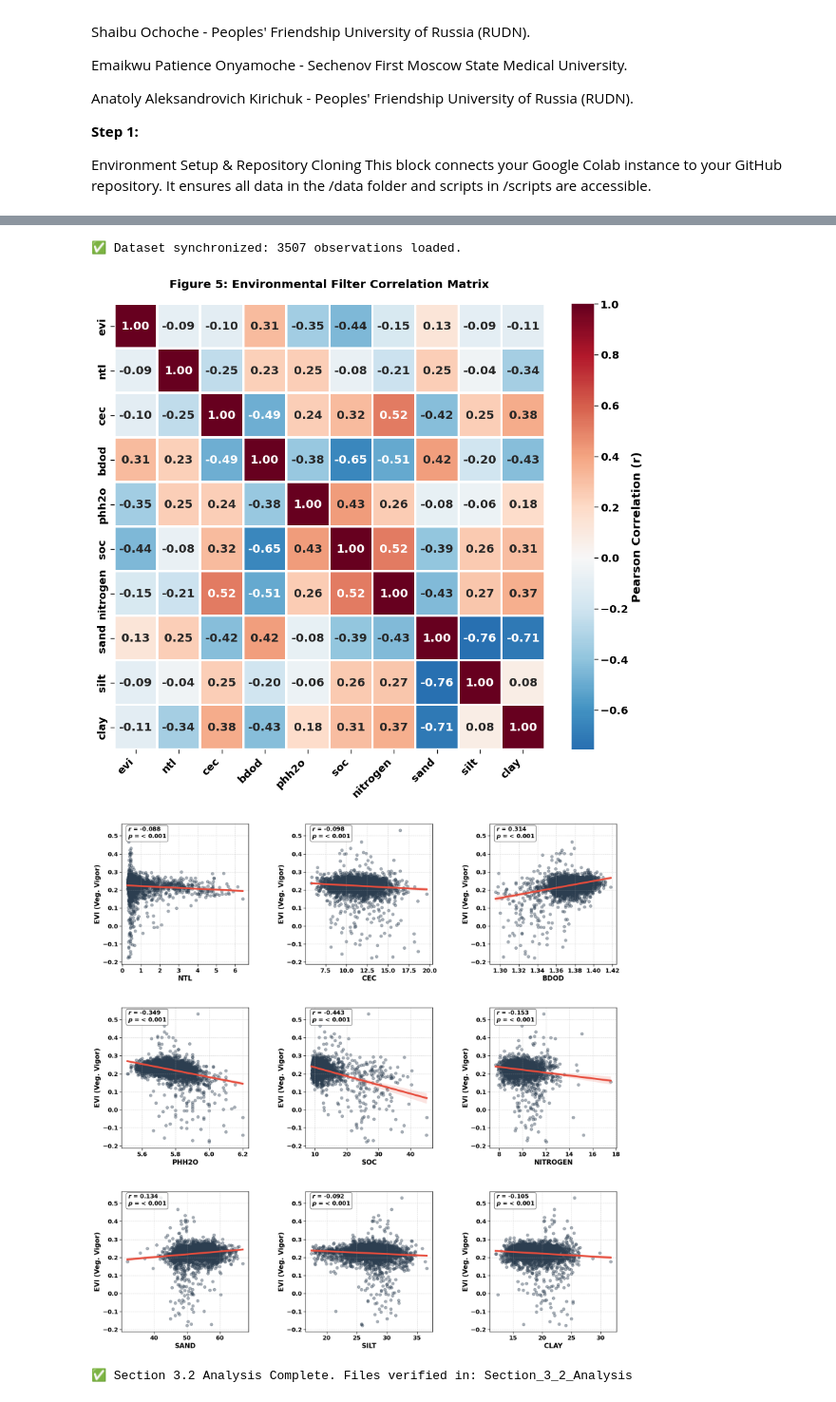
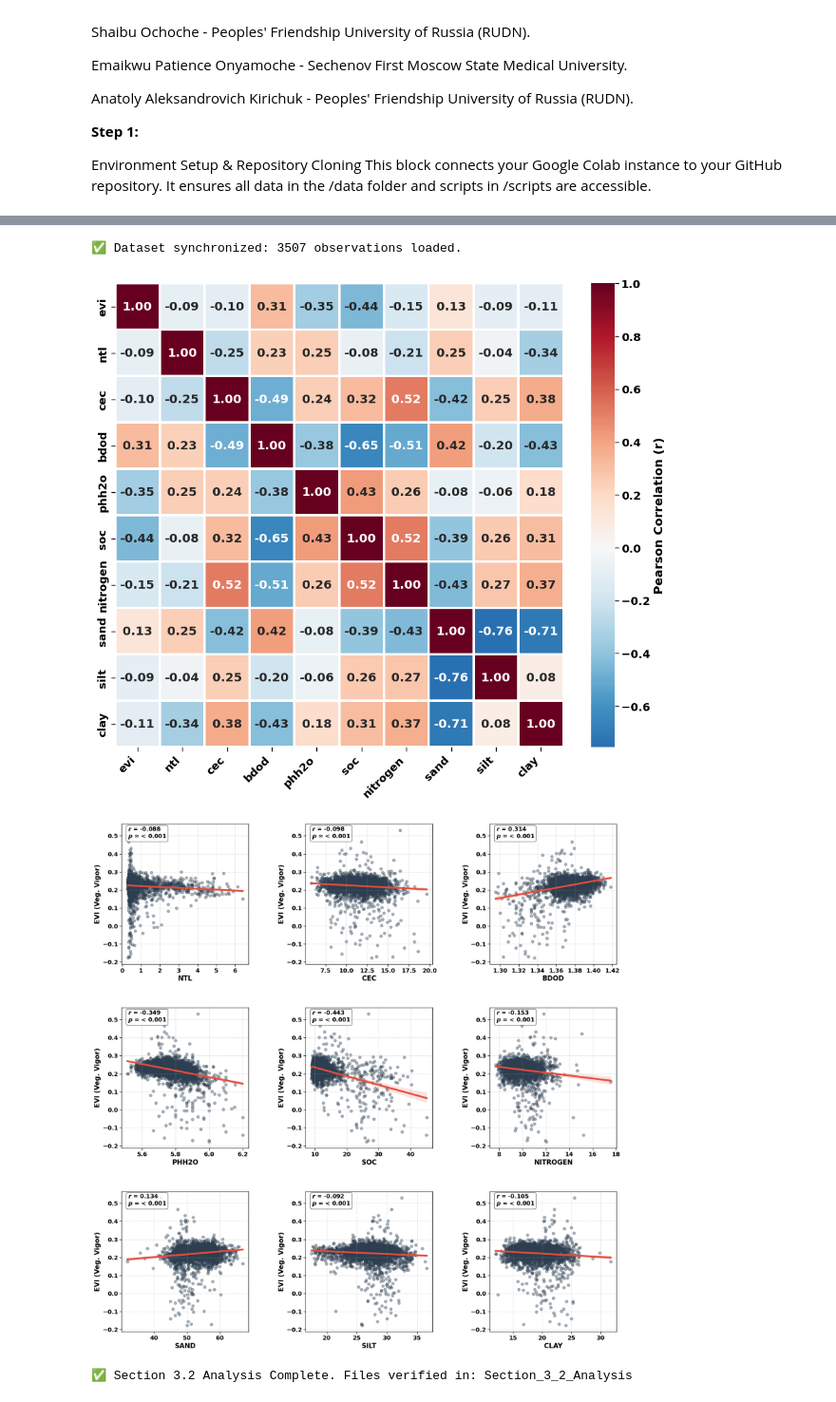
Before and after one commit to shaibu1986/Makurdi_Urban_Ecology, a Jupyter notebook: Makurdi_Urban_Environmental_Filter_Analysis.ipynb, the cells around one changed output, grey strips where cells are left out. Shown at 95% size. Cells and saved outputs as stored; diff of their text form; code cells hidden in the pictures.

```diff
--- a/Makurdi_Urban_Environmental_Filter_Analysis.ipynb
+++ b/Makurdi_Urban_Environmental_Filter_Analysis.ipynb
@@ -170,8 +170,7 @@ sns.heatmap(corr_matrix, annot=True, fmt=".2f", cmap='RdBu_r', center=0,
             annot_kws={"weight": "bold"})
 plt.xticks(rotation=45, ha='right', weight='bold')
 plt.yticks(weight='bold')
-plt.title("Figure 5: Environmental Filter Correlation Matrix", pad=20)
-plt.savefig(f'{out_dir}/Figure_5_Heatmap.png', dpi=300, bbox_inches='tight')
+plt.savefig(f'{out_dir}/Figure_5_Heatmap.png', dpi=600, bbox_inches='tight')
 plt.show()
 
 # --- 5. FIGURE 6: 9-PANEL TRENDS (FIXED OVERLAPS) ---
@@ -179,35 +178,35 @@ fig, axes = plt.subplots(3, 3, figsize=(18, 18))
 axes = axes.flatten()
 
 def format_p(p):
     return "< 0.001" if p < 0.001 else f"{p:.4f}"
 
 for i, var in enumerate(predictors):
     ax = axes[i]
     r_val = corr_matrix.loc[target, var]
     p_val = p_matrix.loc[target, var]
 
     # Regression Plot with clear confidence intervals
     sns.regplot(x=var, y=target, data=df, ax=ax,
                 scatter_kws={'alpha': 0.4, 's': 40, 'color': '#2c3e50'},
                 line_kws={'color': '#e74c3c', 'lw': 4})
 
     # Floating annotation box
     ax.text(0.05, 0.90, f'$r$ = {r_val:.3f}\n$p$ = {format_p(p_val)}',
             transform=ax.transAxes, fontsize=13, fontweight='bold',
             bbox=dict(facecolor='white', alpha=0.8, edgecolor='black', boxstyle='round,pad=0.3'))
 
     ax.set_xlabel(var.upper(), fontsize=15, fontweight='bold')
     ax.set_ylabel('EVI (Veg. Vigor)', fontsize=15, fontweight='bold')
     ax.grid(True, linestyle='--', alpha=0.5)
 
 plt.tight_layout(pad=4.0)
-plt.savefig(f'{out_dir}/Figure_6_Trend_Panels.png', dpi=300, bbox_inches='tight')
+plt.savefig(f'{out_dir}/Figure_6_Trend_Panels.png', dpi=600, bbox_inches='tight')
 plt.show()
 
 print(f"\n✅ Section 3.2 Analysis Complete. Files verified in: {out_dir}")
 # %% [output]
 ✅ Dataset synchronized: 3507 observations loaded.
-[figure, old version]
+[figure, new version]
 [figure]
 ✅ Section 3.2 Analysis Complete. Files verified in: Section_3_2_Analysis
 # %%
```
Also changed, not shown: parts of 5 cells of this notebook.
